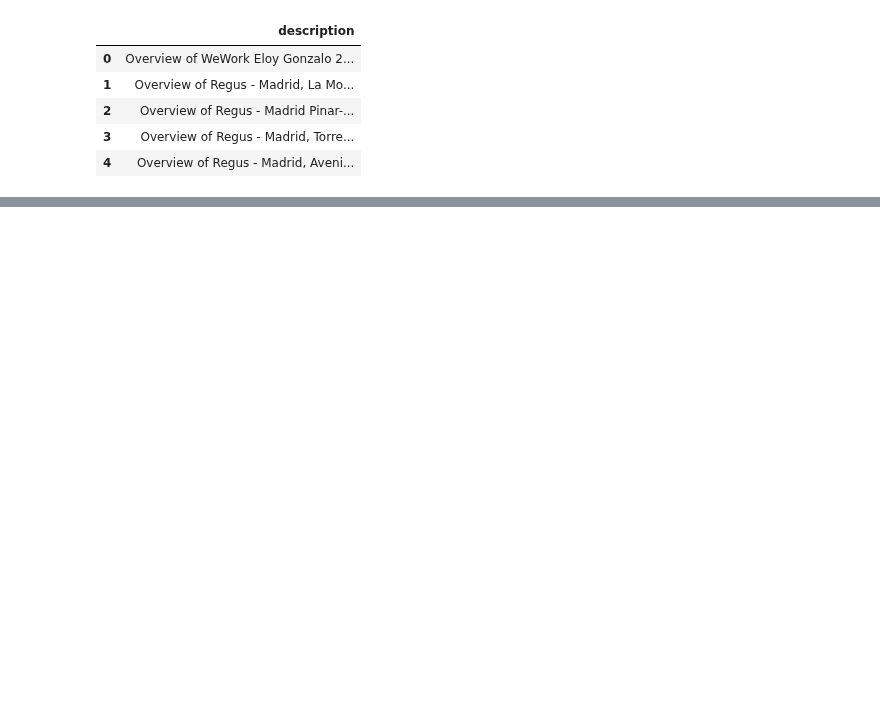
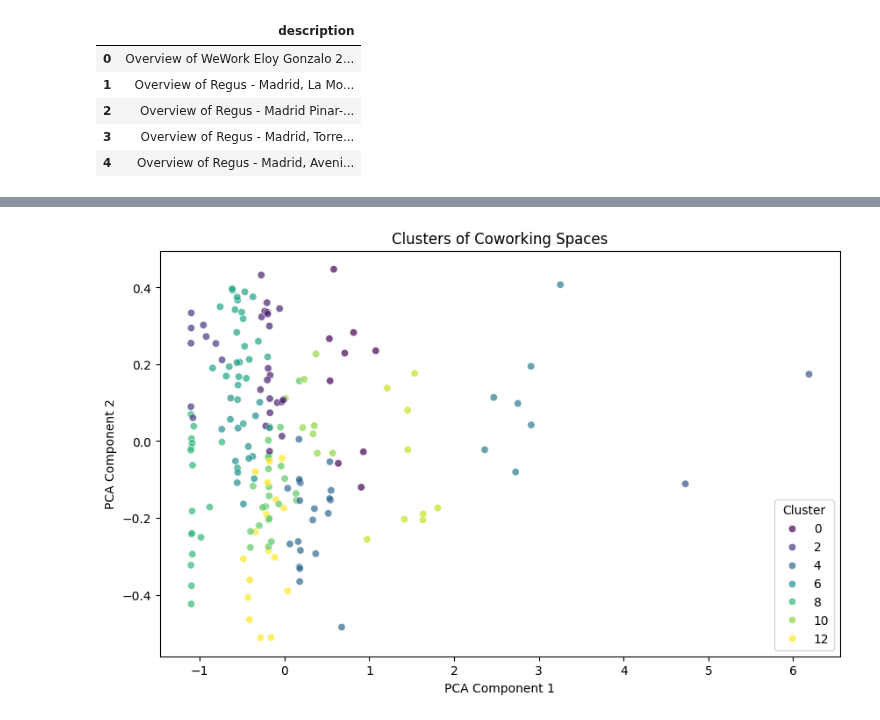
Before and after one commit to GabrielFersPin/Coworking, a Jupyter notebook: src/data_processing/madrid_overview_analysis.ipynb, the cells around one changed output, grey strips where cells are left out. Cells and saved outputs as stored; diff of their text form; code cells hidden in the pictures; blank space fills up the shorter version.

```diff
--- a/src/data_processing/madrid_overview_analysis.ipynb
+++ b/src/data_processing/madrid_overview_analysis.ipynb
@@ -91,0 +279,21 @@ word_freq_df.drop(columns='ovierview', )
+# %%
+from sklearn.decomposition import PCA
+import seaborn as sns
+
+# Reduce to 2 components for visualization
+pca = PCA(n_components=2)
+X_pca = pca.fit_transform(X_combined)
+
+# Add PCA components to DataFrame
+df['pca_x'] = X_pca[:, 0]
+df['pca_y'] = X_pca[:, 1]
+# %%
+plt.figure(figsize=(10, 6))
+sns.scatterplot(data=df, x='pca_x', y='pca_y', hue='cluster', palette='viridis', alpha=0.7)
+plt.title('Clusters of Coworking Spaces')
+plt.xlabel('PCA Component 1')
+plt.ylabel('PCA Component 2')
+plt.legend(title='Cluster')
+plt.show()
+# %% [output]
+[figure, added]
```
Also changed, not shown: parts of 14 cells of this notebook, 2 other files.
